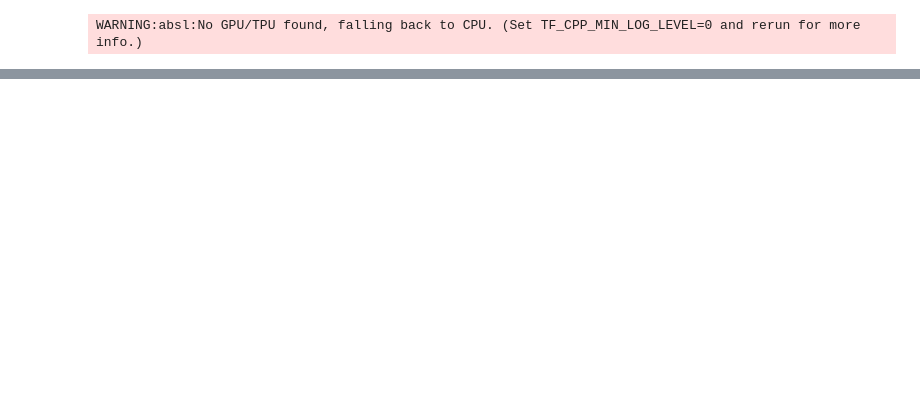
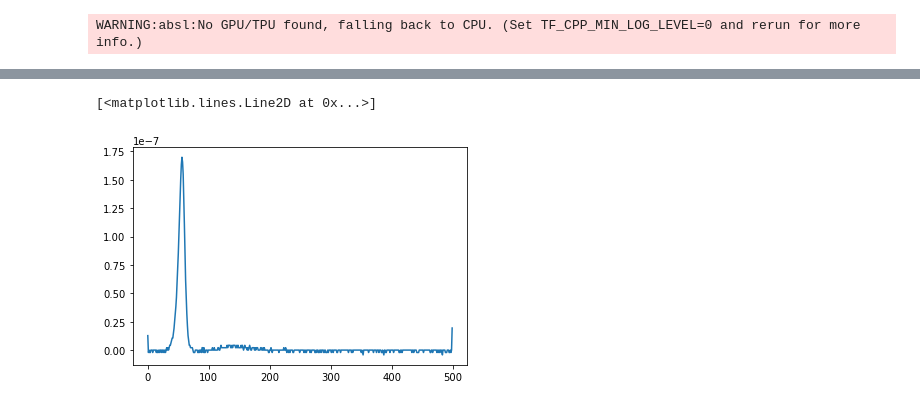
Before and after one commit to romanodev/deltapv, a Jupyter notebook: notebooks/check_gradients.ipynb, the cells around one changed output, grey strips where cells are left out. Cells and saved outputs as stored; diff of their text form; code cells hidden in the pictures; blank space fills up the shorter version.

```diff
--- a/notebooks/check_gradients.ipynb
+++ b/notebooks/check_gradients.ipynb
@@ -71,0 +76,5 @@ print((eff_new - eff) / epsilon)
+# %%
+plt.plot(dobj_fd)
+# %% [output]
+[<matplotlib.lines.Line2D at 0x...>]
+[figure, added]
```
Also changed, not shown: parts of 9 cells of this notebook, 6 other files.
